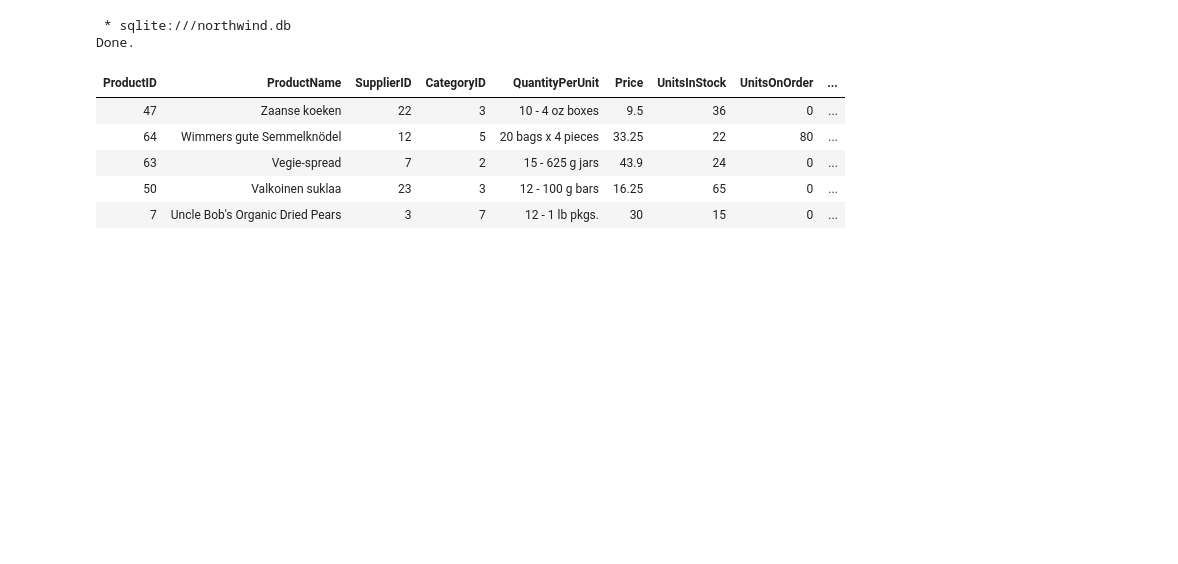
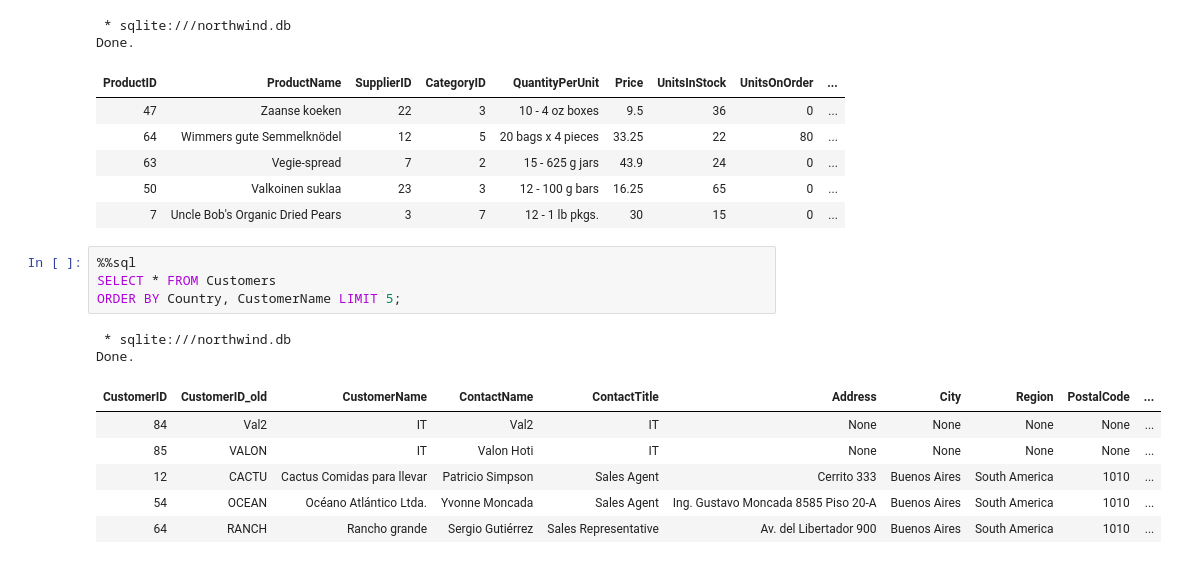
Before and after one commit to MAK8405/SQLHub, a Jupyter notebook: SQL.ipynb, the cells around one changed output. Saved outputs shown, nothing was run; the diff lists cells and outputs as text; blank space fills up the shorter version.

Commit message:
Finish SQL Order By

```diff
--- a/SQL.ipynb
+++ b/SQL.ipynb
@@ -202,3 +202,16 @@ Done.
 | 63 | Vegie-spread | 7 | 2 | 15 - 625 g jars | 43.9 | 24 | 0 | ... |
 | 50 | Valkoinen suklaa | 23 | 3 | 12 - 100 g bars | 16.25 | 65 | 0 | ... |
 | 7 | Uncle Bob's Organic Dried Pears | 3 | 7 | 12 - 1 lb pkgs. | 30 | 15 | 0 | ... |
+# %%
+%%sql
+SELECT * FROM Customers
+ORDER BY Country, CustomerName LIMIT 5;
+# %% [output]
+ * sqlite:///northwind.db
+Done.
+| CustomerID | CustomerID_old | CustomerName | ContactName | ContactTitle | Address | City | Region | PostalCode | ... |
+| 84 | Val2 | IT | Val2 | IT | None | None | None | None | ... |
+| 85 | VALON | IT | Valon Hoti | IT | None | None | None | None | ... |
+| 12 | CACTU | Cactus Comidas para llevar | Patricio Simpson | Sales Agent | Cerrito 333 | Buenos Aires | South America | 1010 | ... |
+| 54 | OCEAN | Océano Atlántico Ltda. | Yvonne Moncada | Sales Agent | Ing. Gustavo Moncada 8585 Piso 20-A | Buenos Aires | South America | 1010 | ... |
+| 64 | RANCH | Rancho grande | Sergio Gutiérrez | Sales Representative | Av. del Libertador 900 | Buenos Aires | South America | 1010 | ... |
```
Also changed, not shown: parts of 1 cell of this notebook.
